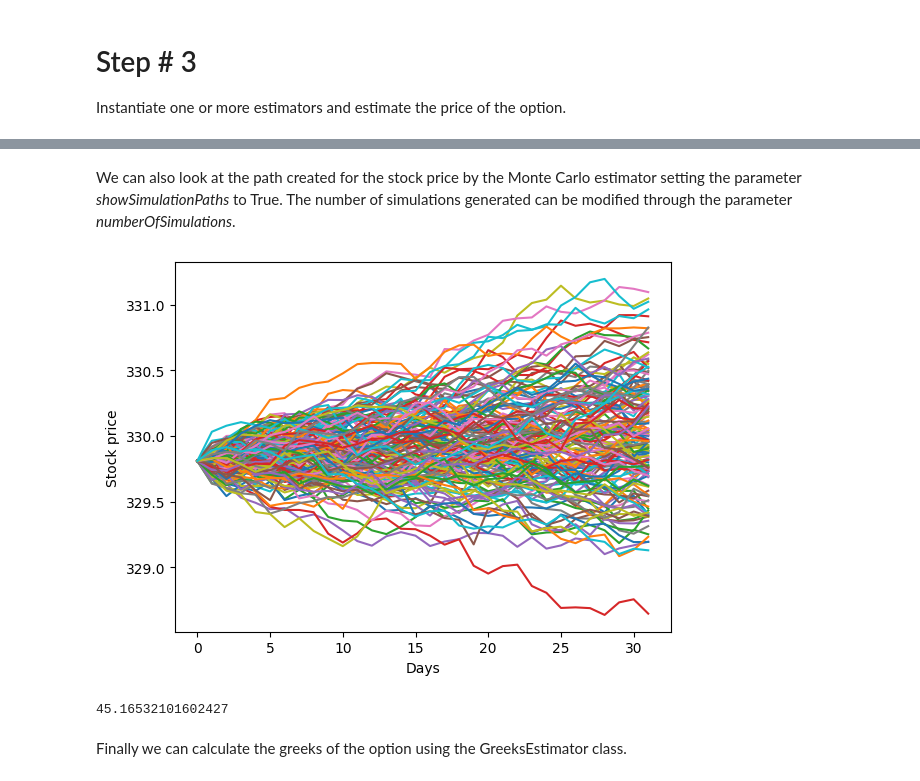
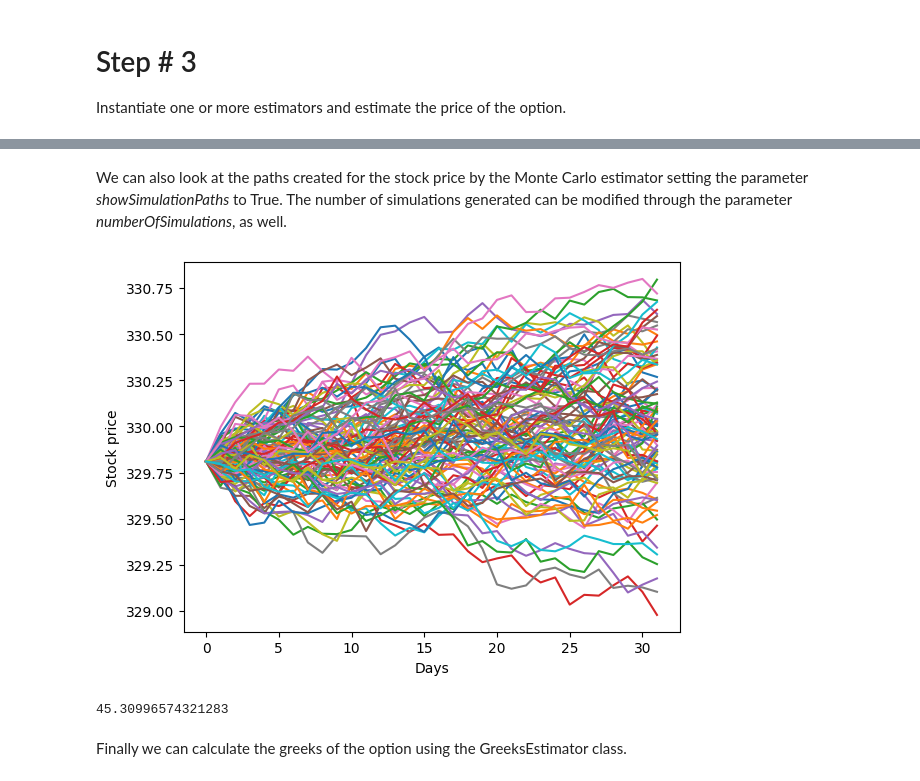
Before and after one commit to FilippoTomelleri/optionsPricing, a Jupyter notebook: example.ipynb, the cells around one changed output, grey strips where cells are left out. Cells and saved outputs as stored; diff of their text form; code cells hidden in the pictures.

```diff
--- a/example.ipynb
+++ b/example.ipynb
@@ -61,12 +62,12 @@ print(f"""
     BlackScholes estimattion: 46.04980504896713
 # %% [markdown]
-We can also look at the path created for the stock price by the Monte Carlo estimator setting the parameter *showSimulationPaths* to True.
-The number of simulations generated can be modified through the parameter *numberOfSimulations*.
+We can also look at the paths created for the stock price by the Monte Carlo estimator setting the parameter *showSimulationPaths* to True.
+The number of simulations generated can be modified through the parameter *numberOfSimulations*, as well.
 # %%
-monteCarloEstimator.estimate(optionToEvaluate, numberOfSimulations=150, showSimulationPaths=True)
+monteCarloEstimator.estimate(optionToEvaluate, numberOfSimulations=100, showSimulationPaths=True)
 # %% [output]
-[figure, old version]
+[figure, new version]
-45.16532101602427
+45.30996574321283
 # %% [markdown]
 Finally we can calculate the greeks of the option using the GreeksEstimator class.
 # %%
```
Also changed, not shown: parts of 3 cells of this notebook.
